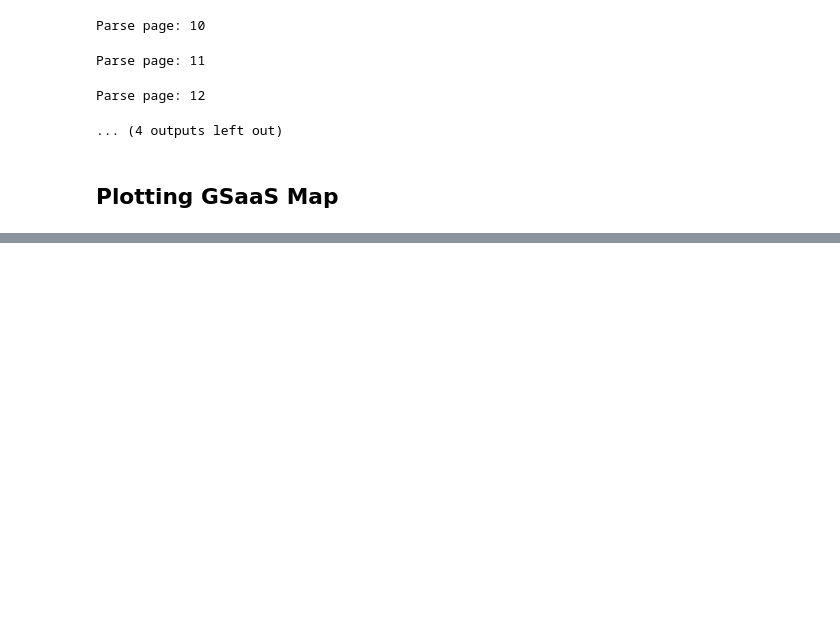
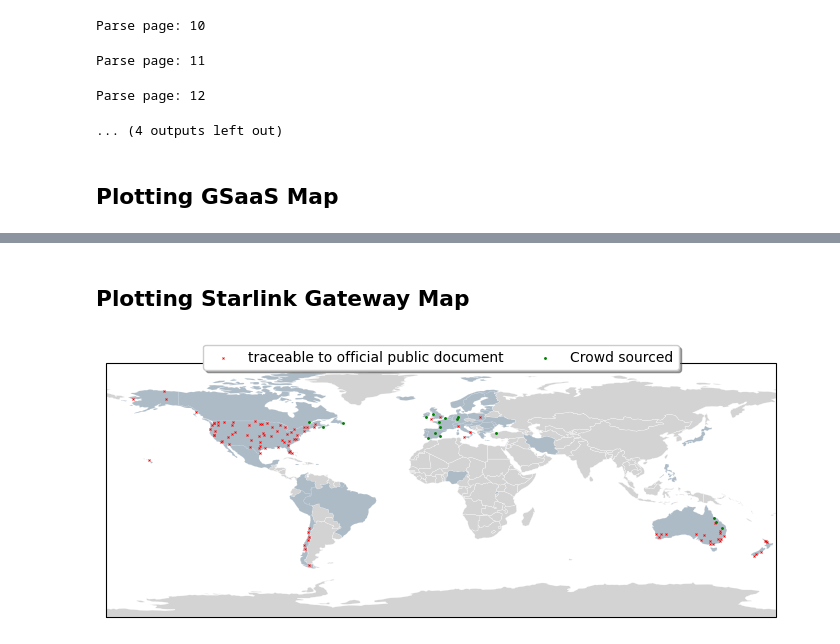
Before and after one commit to Rakagami/datascience_satellites_and_me, a Jupyter notebook: maps.ipynb, the cells around one changed output, grey strips where cells are left out. Drawn from its saved outputs; the diff is of its cells as text; code cells hidden in the pictures; blank space fills up the shorter version.

```diff
--- a/maps.ipynb
+++ b/maps.ipynb
@@ -149,0 +228,65 @@ plt.show()
+# %% [markdown]
+## Plotting Starlink Gateway Map
+# %%
+continents = ["AF", "AS", "EU", "NA", "OC", "SA"]
+cols = ["#c1d5e2", "#ce9c7f", "#7598b6", "#6a7465", "#914c09", "#663979", "#fbe17b"]
+
+world = geopandas.read_file(geopandas.datasets.get_path('naturalearth_lowres'))
+#world = world[(world.name!="Antarctica")]
+
+fig, ax = plt.subplots(figsize=(7, 3), subplot_kw={'projection': ccrs.PlateCarree()})
+
+cmap = colors.ListedColormap(cols[:-2])
+world.plot(facecolor = "lightgrey", edgecolor="white", ax=ax, linewidth=0.2)
+
+# Plot Country Patches where a Starlink is available
+def plotCountryPatch( axes, country_name, fcolor ):
+    # plot a country on the provided axes
+    nami = world[world.name == country_name]
+    namigm = nami.__geo_interface__['features']  # geopandas's geo_interface
+    namig0 = {'type': namigm[0]['geometry']['type'], \
+              'coordinates': namigm[0]['geometry']['coordinates']}
+    axes.add_patch(PolygonPatch( namig0, fc=fcolor, ec="black", alpha=0.4, zorder=2, linewidth=0.0 ))
+for c in countries:
+    c = "United States of America" if c == "United States" else c
+
+    if(c in world["name"].values):
+        plotCountryPatch(ax, c, cols[2])
+
+# Plotting GS points
+def plot_gsdata(gsdata_df, ax, label, marker, color, size=10):
+    latitude, longitude = gsdata_df["lat"], gsdata_df["long"]
+    ax.scatter(longitude, latitude,
+               sizes = [size],
+               color=color,
+               zorder = 10,
+               marker=marker,
+               linewidth = 0.6,
+               label=label)
+
+#plot_gsdata(gsdata_satnog, ax, "SatNOGS", "v", "#f7a1e2", 4)
+plot_gsdata(slgs_df[(slgs_df["srctype"] == "filing") | (slgs_df["srctype"] == "filing2")],
+            ax, "traceable to official public document", "x", "red", size=2)
+#plot_gsdata(slgs_df[slgs_df["srctype"] == "filing2"],
+#            ax, "Ksat", "x", "blue", size=2)
+plot_gsdata(slgs_df[slgs_df["srctype"] == "crowdsourced"],
+            ax, "Crowd sourced", "o", "green", size=2)
+#plot_gsdata(gsdata_leaf, ax, "Leaf Space", "^", "blue")
+#plot_gsdata(gsdata_atlas, ax, "ATLAS", "o", "green")
+
+
+
+ax.set_extent([-180, 180, -90, 90], ccrs.PlateCarree())
+ax.get_xaxis().set_ticks([])
+ax.get_yaxis().set_ticks([])
+
+#plt.legend(loc = "lower left")
+plt.legend(loc='upper center', bbox_to_anchor=(0.5, 1.1),
+          ncol=4, fancybox=True, shadow=True)
+
+plt.axis('tight')
+plt.tight_layout()
+plt.savefig("figures/starlink_gws.pdf", pad_inches=0)
+plt.show()
+# %% [output]
+[figure, added]
```
Also changed, not shown: parts of 12 cells of this notebook, 3 other files.
